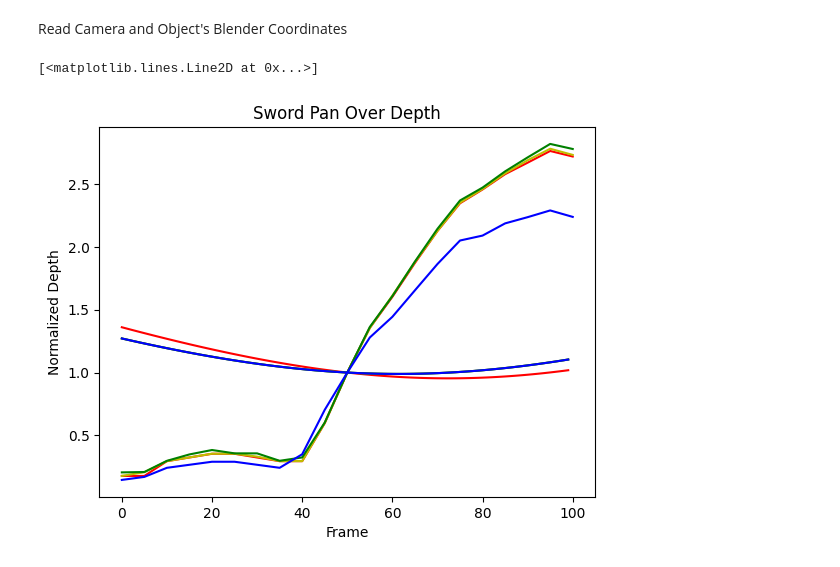
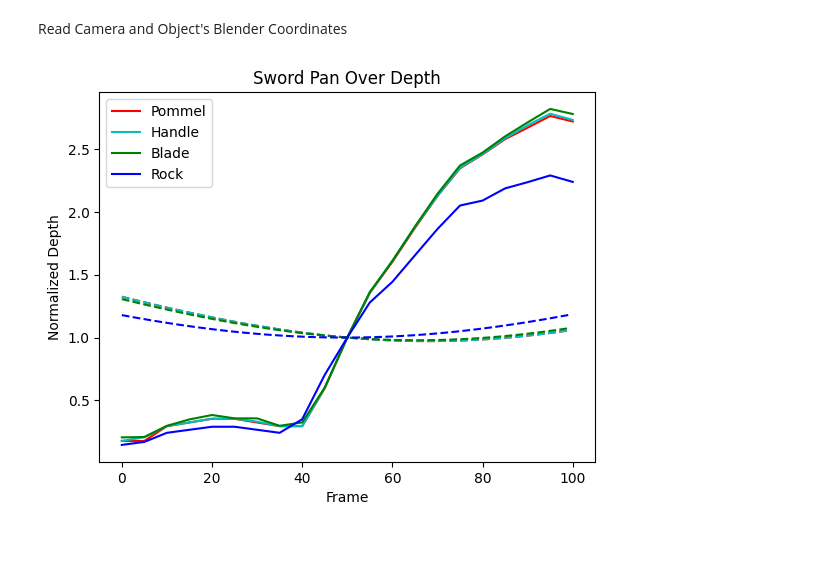
Before and after one commit to jessicaa-huang/spatial-vision, a Jupyter notebook: graph_depth_mean.ipynb, the cells around one changed output. Drawn from its saved outputs; the diff is of its cells as text; code cells hidden in the pictures.

```diff
--- a/graph_depth_mean.ipynb
+++ b/graph_depth_mean.ipynb
@@ -22,19 +22,19 @@ depth_fend = '_depth.npy'
 # Position of Camera + sword
 # Location 1 - Pommel
 camPos1 = "sword_camera_position.txt"
-objPos1 = "sword_panup_pommel.txt"
+objPos1 = "sword_panover_pommel.txt"
 
-# Location 2
+# Location 2 - Handle
 camPos2 = "sword_camera_position.txt"
-objPos2 = "sword_position.txt"
+objPos2 = "sword_panover_handle.txt"
 
-# Location 3
+# Location 3 - Blade
 camPos3 = "sword_camera_position.txt"
-objPos3 = "sword_position.txt"
+objPos3 = "sword_panup_blade.txt"
 
-# Location 4
+# Location 4 - Rock
 camPos4 = "sword_camera_position.txt"
-objPos4 = "sword_position.txt"
+objPos4 = "sword_panup_rock.txt"
 # %% [markdown]
 # Read in xml file from CVAT annotations
 # %%
@@ -210,22 +197,25 @@ dist4 = blenderDist(camPos4, objPos4)
 # %%
 x = [0, 5, 10, 15, 20, 25, 30, 35, 40, 45, 50, 55, 60, 65, 70, 75, 80, 85, 90, 95, 100]
 
 plt.title(title)
 plt.xlabel('Frame')
 plt.ylabel('Normalized Depth')
 
-# some color options - b,g,r,c,m,y,k
-plt.plot(x, norm_pommel, 'r')
-plt.plot(dist1, 'r')
+# Plot Depth Model's distances as solid lines
+plt.plot(x[:len(norm_pommel)], norm_pommel, 'r', label='Pommel')
+plt.plot(x[:len(norm_handle)], norm_handle, 'c', label='Handle')
+plt.plot(x[:len(norm_blade)], norm_blade, 'g', label='Blade')
+plt.plot(x[:len(norm_rock)], norm_rock, 'b', label='Rock')
 
-plt.plot(x[:len(norm_handle)], norm_handle, 'y')
-plt.plot(dist2, 'y')
+# Plot Real Blender Distances as dashed lines
+plt.plot(dist1, 'r', linestyle='--')
+plt.plot(dist2, 'c', linestyle='--')
+plt.plot(dist3, 'g', linestyle='--')
+plt.plot(dist4, 'b', linestyle='--')
 
-plt.plot(x[:len(norm_blade)], norm_blade, 'g')
-plt.plot(dist3, 'g')
+# Display legend
+plt.legend()
 
-plt.plot(x[:len(norm_rock)], norm_rock, 'b')
-plt.plot(dist4, 'b')
+plt.show()
 # %% [output]
-[<matplotlib.lines.Line2D at 0x...>]
-[figure, old version]
+[figure, new version]
```
Also changed, not shown: parts of 1 cell of this notebook.
